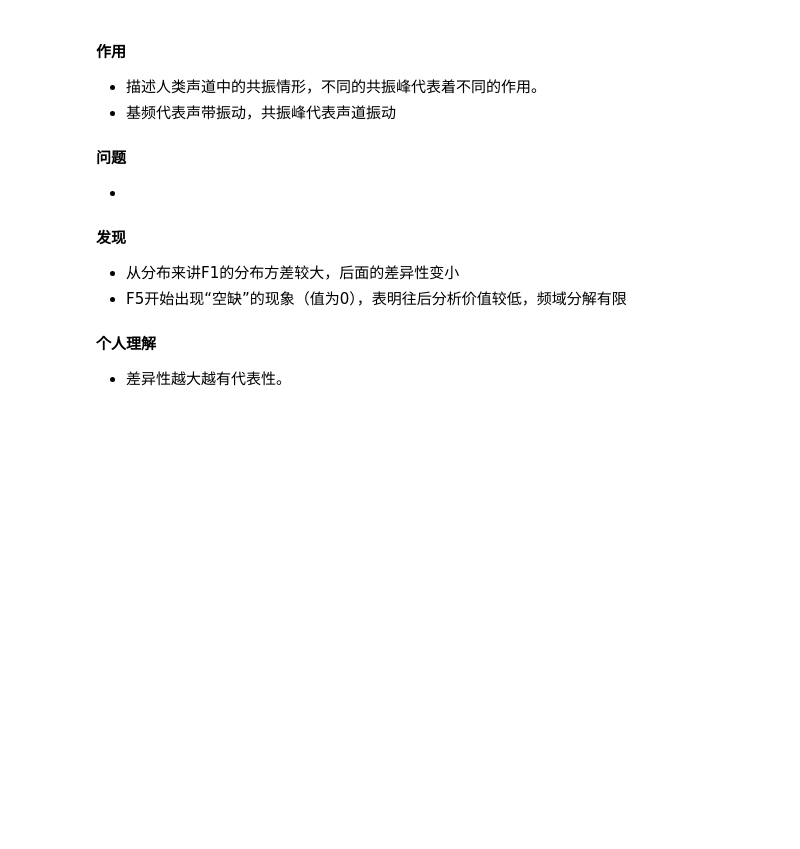
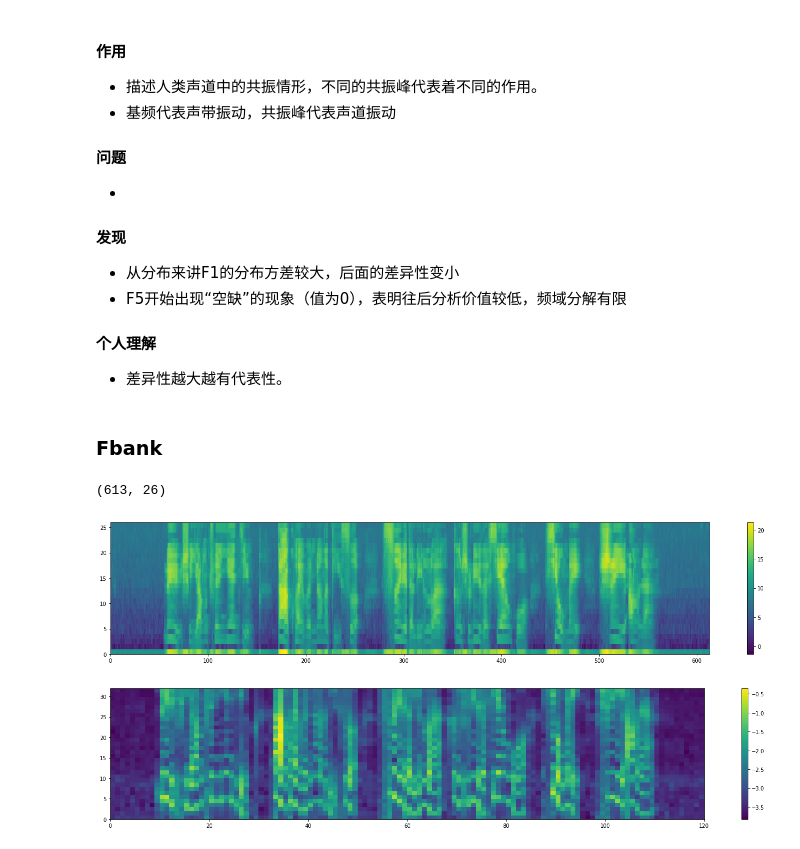
Before and after one commit to wangtianrui/sounds_pretreatment, a Jupyter notebook: py3_main.ipynb, the cells around one changed output. Saved outputs shown, nothing was run; the diff lists cells and outputs as text; code cells hidden in the pictures; blank space fills up the shorter version.

Commit message:
fbank

```diff
--- a/py3_main.ipynb
+++ b/py3_main.ipynb
@@ -365,3 +370,5 @@ for row in formant_:
 
 #### 个人理解
 * 差异性越大越有代表性。
+# %% [markdown]
+### Fbank
@@ -367,0 +377,12 @@ for row in formant_:
+# %%
+fbank_ = fbank.calcFbank(hanning_frames,sample_rate=sampling_freq)
+# %%
+print(fbank_.shape)
+# %% [output]
+(613, 26)
+# %%
+drawer_utils.plot_colorbar(np.transpose(fbank_))
+drawer_utils.plot_colorbar(mel_spec.astype("float"))
+# %% [output]
+[figure, added]
+[figure, added]
```
Also changed, not shown: parts of 11 cells of this notebook, 6 other files.
